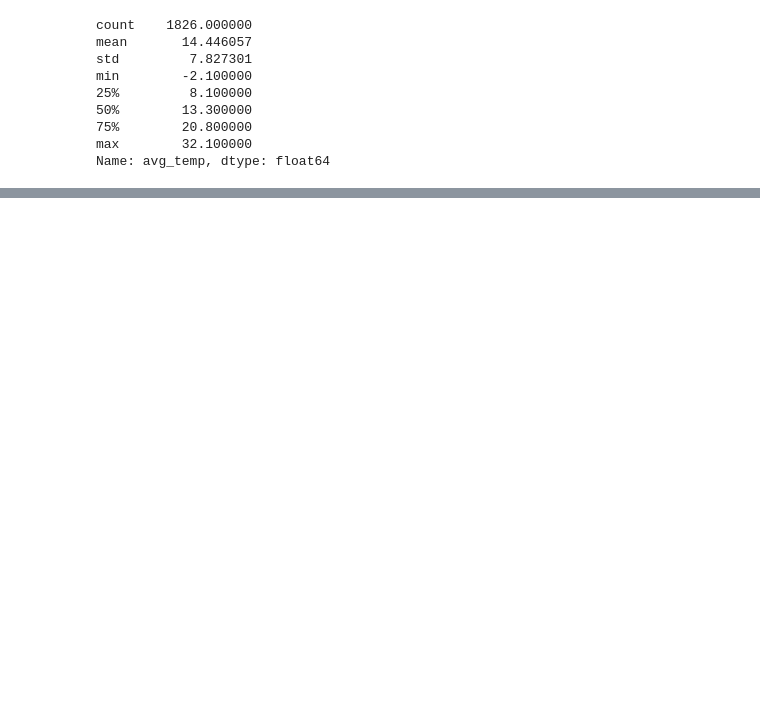
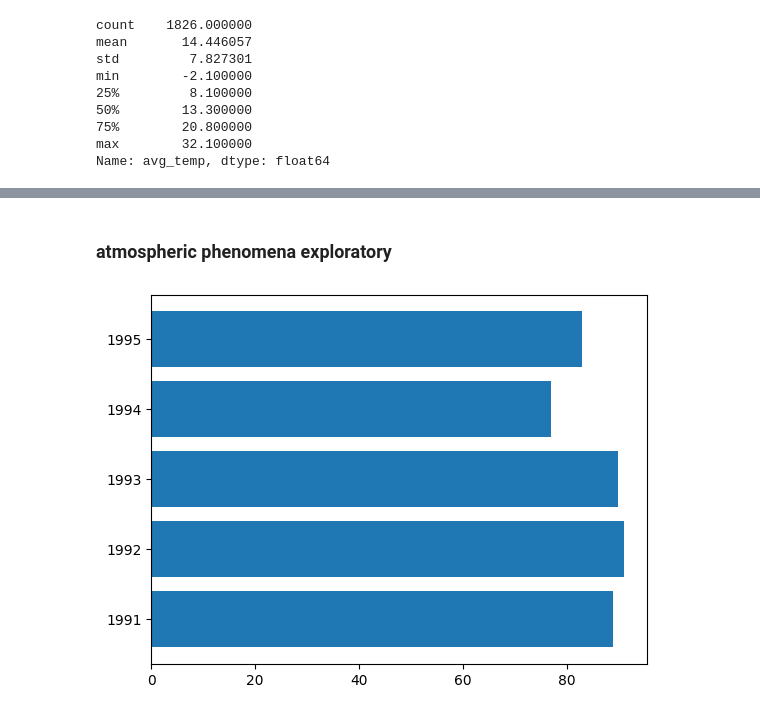
Before and after one commit to swiatowiec/Climate-analysis, a Jupyter notebook: climate.ipynb, the cells around one changed output, grey strips where cells are left out. Drawn from its saved outputs; the diff is of its cells as text; code cells hidden in the pictures; blank space fills up the shorter version.

```diff
--- a/climate.ipynb
+++ b/climate.ipynb
@@ -232,0 +288,9 @@ Name: avg_temp, dtype: float64
+# %% [markdown]
+### atmospheric phenomena exploratory
+# %%
+rain = df['occ_Rain'].groupby(df['year']).sum()
+years=['1991', '1992', '1993', '1994', '1995']
+plt.barh(years, rain)
+plt.show()
+# %% [output]
+[figure, added]
```
Also changed, not shown: parts of 14 cells of this notebook.
